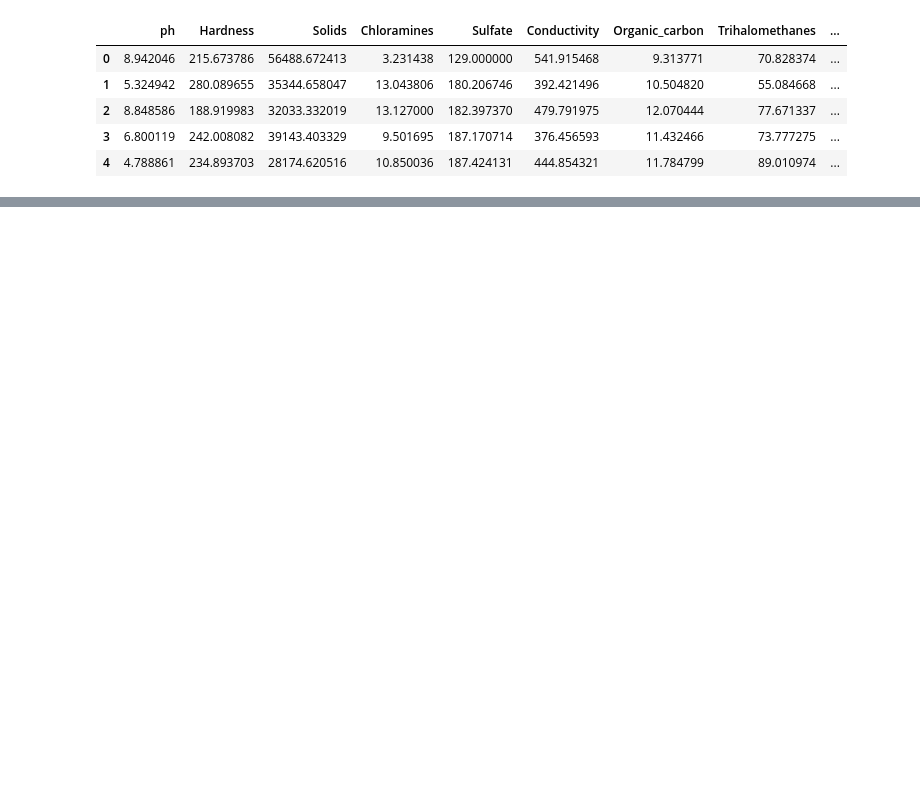
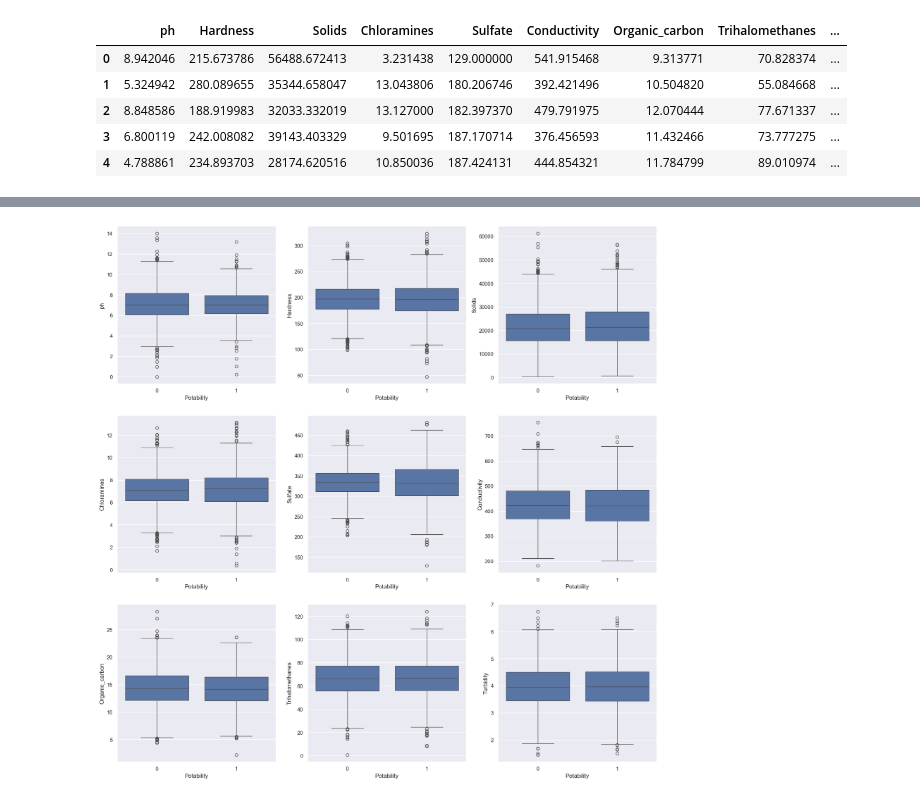
Before and after one commit to mfatmam/Smart-Home-System-for-WasteWater-Treatment-and-Management, a Jupyter notebook: src/statistique.ipynb, the cells around one changed output, grey strips where cells are left out. Drawn from its saved outputs; the diff is of its cells as text; code cells hidden in the pictures; blank space fills up the shorter version.

```diff
--- a/src/statistique.ipynb
+++ b/src/statistique.ipynb
@@ -25,0 +86,13 @@ data.describe().loc[['min', '50%', 'mean', 'max', 'std']].T.style.background_gra
+# %%
+#Now we will try to find the relationship of numerical attributes with potability
+attributes=[ 'ph', 'Hardness', 'Solids', 'Chloramines', 'Sulfate', 'Conductivity',
+            'Organic_carbon', 'Trihalomethanes', 'Turbidity']
+used_attribute_list=[]
+fig, axes = plt.subplots(3,3, figsize=(20, 20))
+k=0
+for i in [0, 1, 2]:
+    for j in [0,1,2]:
+        sns.boxplot(x=train_df.Potability, y=train_df[attributes[k]], ax=axes[i,j])
+        k=k+1
+# %% [output]
+[figure, added]
```
Also changed, not shown: parts of 34 cells of this notebook.
